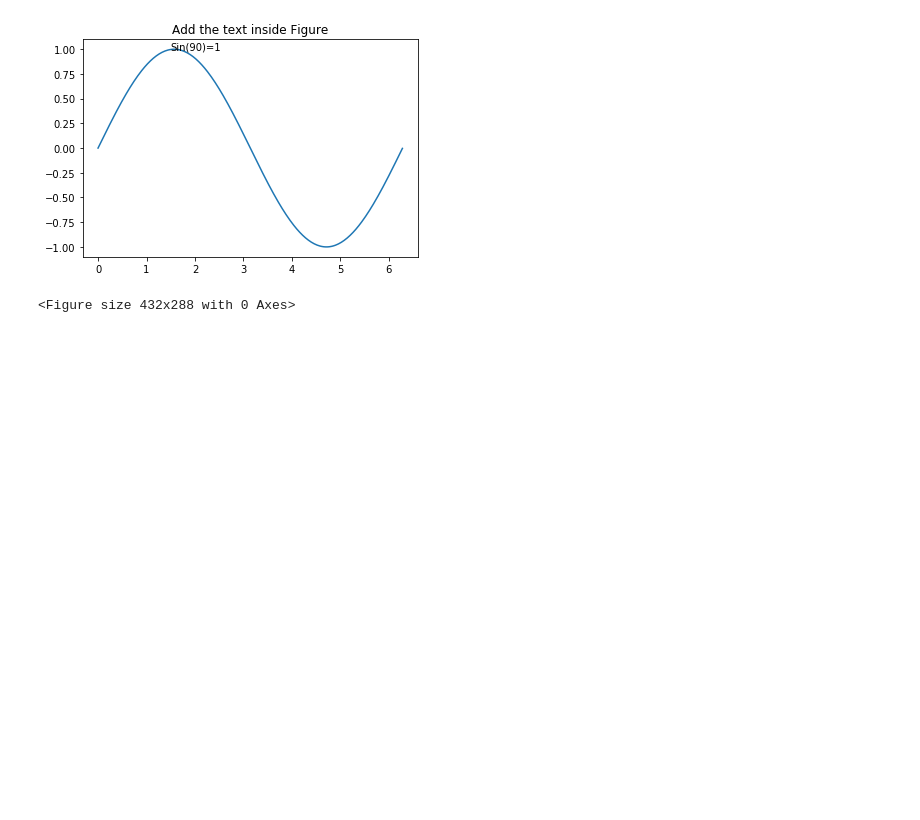
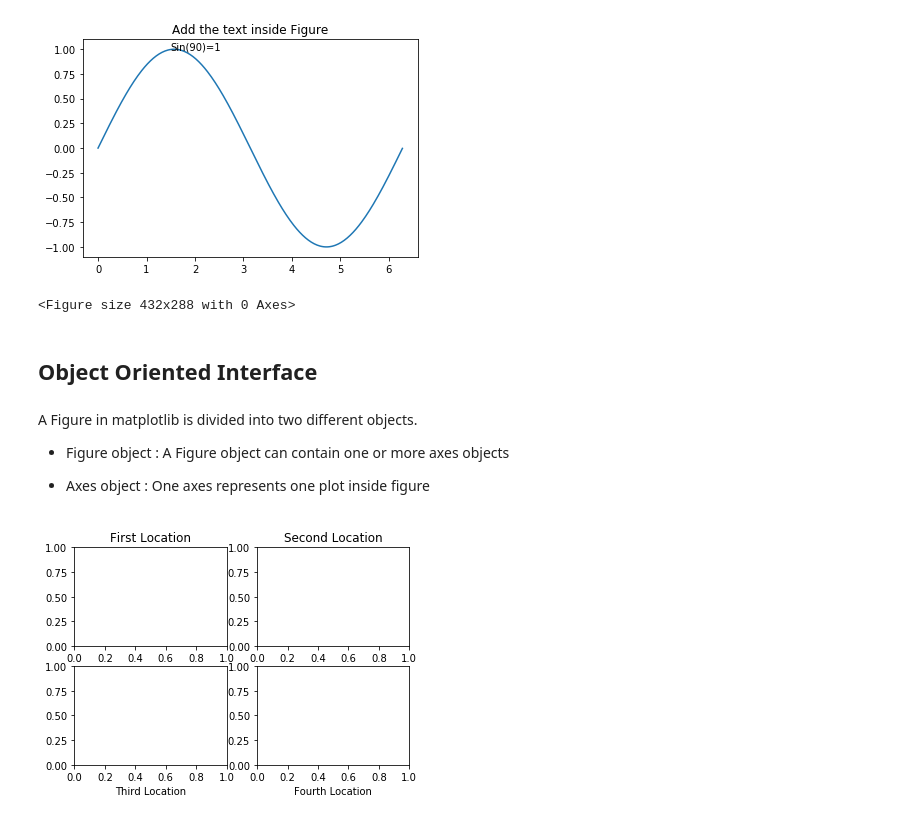
Before and after one commit to k21k/Python-Notes, a Jupyter notebook: Learning Notes/Learning Notes 7 - Matplotlib.ipynb, the cells around one changed output. Drawn from its saved outputs; the diff is of its cells as text; code cells hidden in the pictures; blank space fills up the shorter version.

```diff
--- a/Learning Notes/Learning Notes 7 - Matplotlib.ipynb
+++ b/Learning Notes/Learning Notes 7 - Matplotlib.ipynb
@@ -327,3 +358,11 @@ plt.savefig("TextFigurePlot.jpeg")
 # %% [output]
 [figure]
 <Figure size 432x288 with 0 Axes>
+# %% [markdown]
+## Object Oriented Interface
+# %% [markdown]
+A Figure in matplotlib is divided into two different objects.
+
+* Figure object : A Figure object can contain one or more axes objects
+
+* Axes object : One axes represents one plot inside figure
@@ -329,0 +382,29 @@ plt.savefig("TextFigurePlot.jpeg")
+# %%
+import matplotlib.pyplot as plt
+
+fig = plt.figure()
+
+# Generate a grid of 2x2 subplots and get
+# axes object for 1st location
+ax1 = fig.add_subplot(2,2,1)
+ax1.set_title('First Location')
+
+# Get the axes object for subplot at 2nd
+# location
+ax2 = fig.add_subplot(2,2,2)
+ax2.set_title('Second Location')
+
+# Get the axes object for subplot at 3rd
+# location
+ax3 = fig.add_subplot(2,2,3)
+ax3.set_xlabel('Third Location')
+
+# Get the axes object for subplot at 4th
+# location
+ax4 = fig.add_subplot(2,2,4)
+ax4.set_xlabel('Fourth Location')
+
+# Display
+plt.show()
+# %% [output]
+[figure, added]
```
Also changed, not shown: parts of 18 cells of this notebook, 4 other files.
